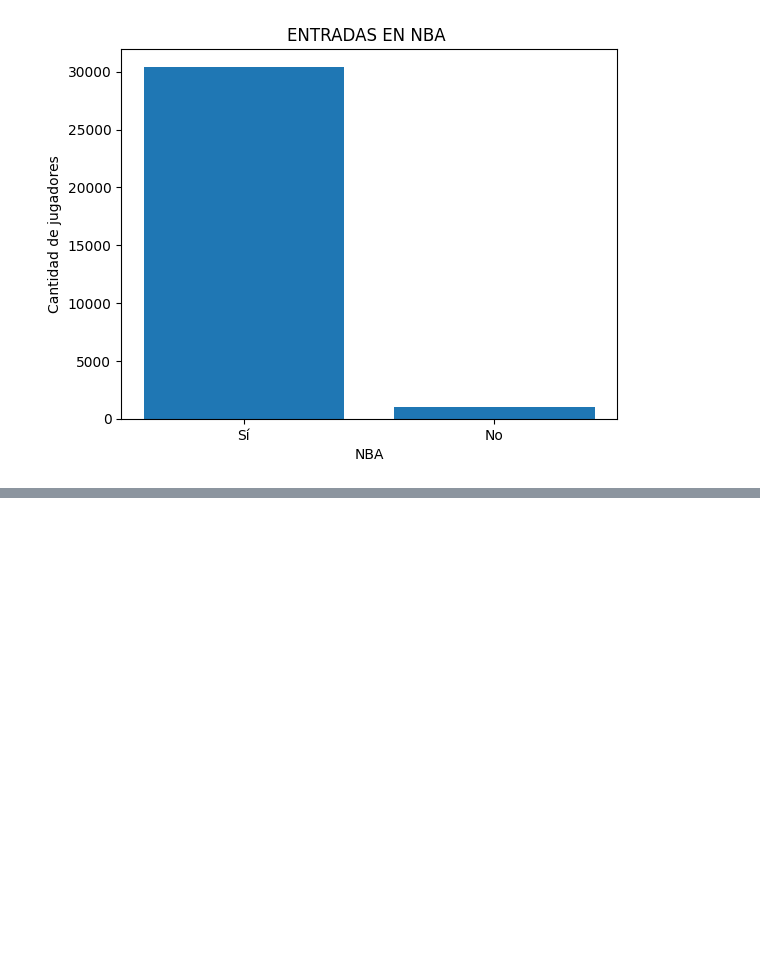
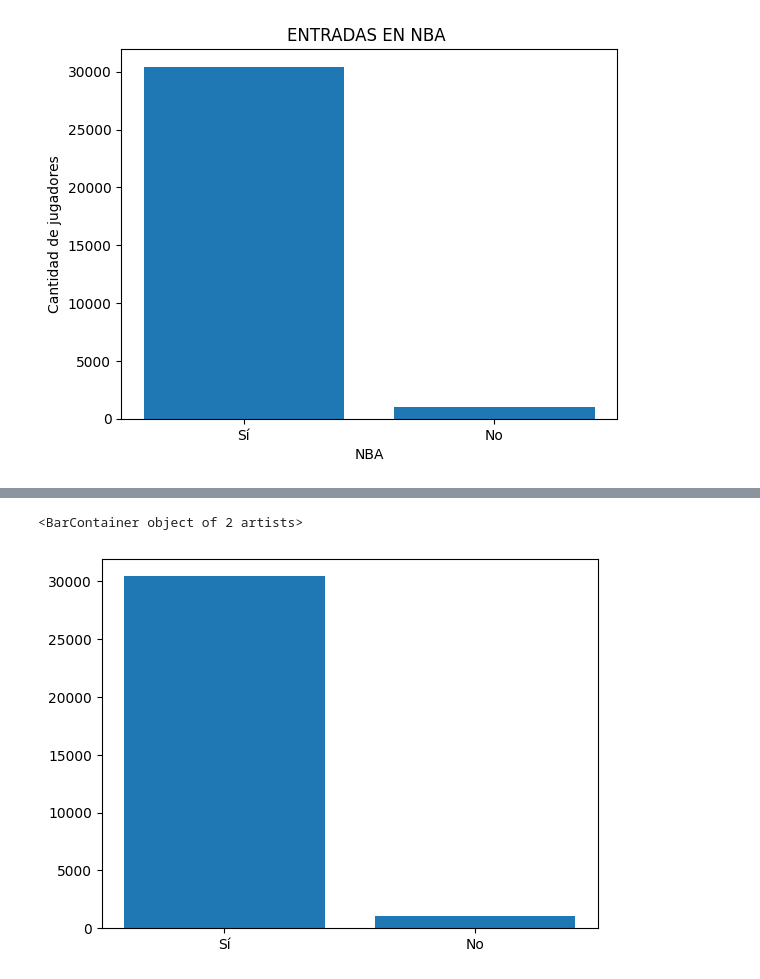
Before and after one commit to JacoboFdez/NBA_PROJECT, a Jupyter notebook: FINALPROJECT/notebooks/EDA_READY.ipynb, the cells around one changed output, grey strips where cells are left out. Drawn from its saved outputs; the diff is of its cells as text; code cells hidden in the pictures; blank space fills up the shorter version.

```diff
--- a/FINALPROJECT/notebooks/EDA_READY.ipynb
+++ b/FINALPROJECT/notebooks/EDA_READY.ipynb
@@ -152,2 +162,7 @@ plt.show()
+# %%
+plt.bar(['Sí', 'No'], nba_count.values)
+# %% [output]
+<BarContainer object of 2 artists>
+[figure, added]
 # %%
 grouped_data.to_csv('PREDICCIÓN.csv',index = False)
```
Also changed, not shown: parts of 3 cells of this notebook, 11 other files.
